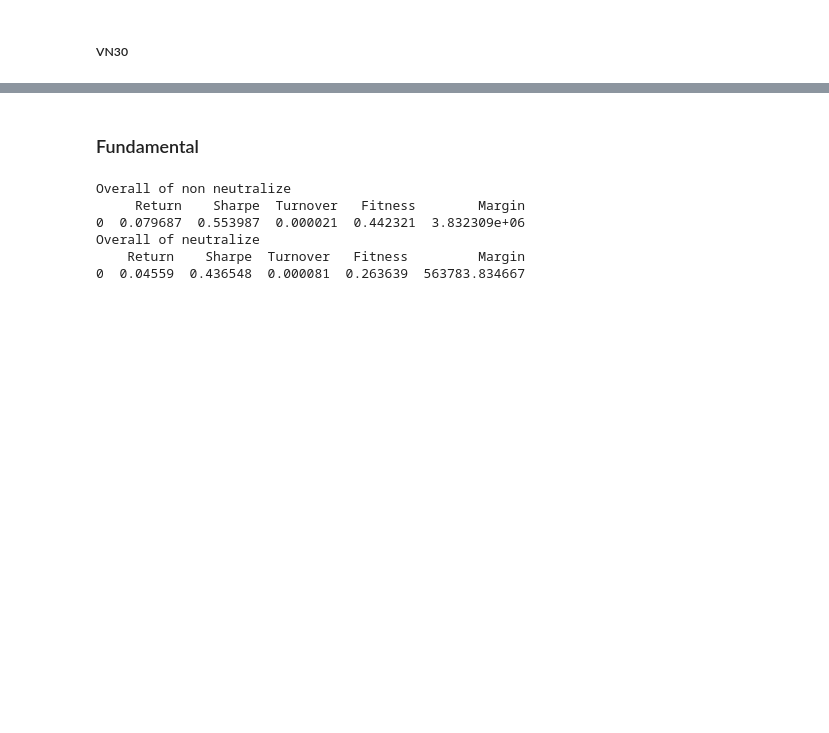
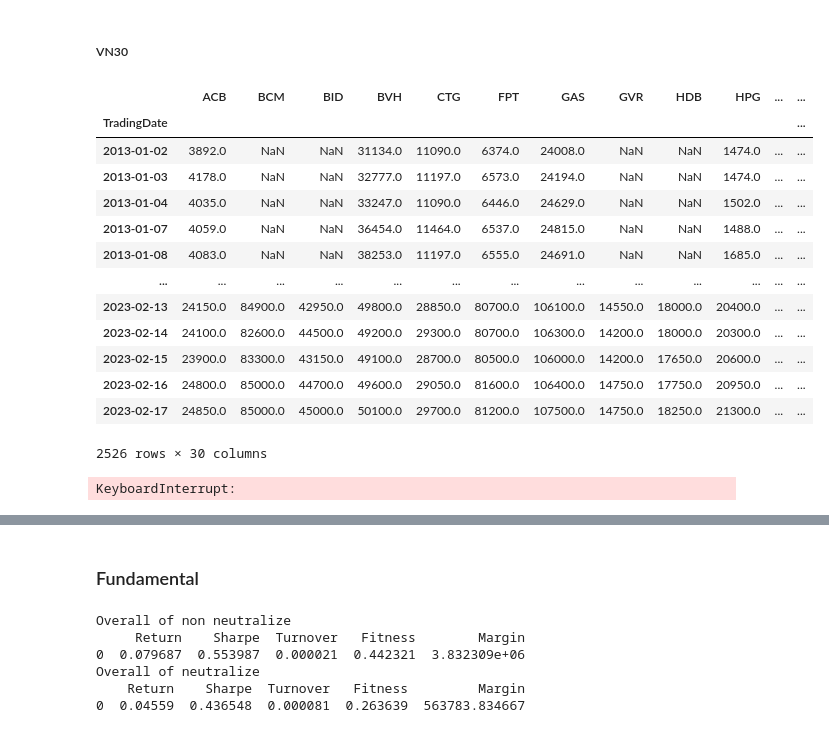
Before and after one commit to khanhtrinh2003/VN30-Strategy, a Jupyter notebook: main.ipynb, the cells around one changed output, grey strips where cells are left out. Cells and saved outputs as stored; diff of their text form; code cells hidden in the pictures; blank space fills up the shorter version.

```diff
--- a/main.ipynb
+++ b/main.ipynb
@@ -18,3 +18,39 @@ low = pd.read_csv("Data/low.csv", index_col="TradingDate", parse_dates=True)
 open = pd.read_csv("Data/open.csv", index_col="TradingDate", parse_dates=True)
 volume = pd.read_csv("Data/volume.csv", index_col="TradingDate", parse_dates=True)
 returns = close.pct_change()
+# %%
+open
+# %% [output]
+|  | ACB | BCM | BID | BVH | CTG | FPT | GAS | GVR | HDB | HPG | ... | ... |
+| TradingDate |  |  |  |  |  |  |  |  |  |  |  | ... |
+| 2013-01-02 | 3892.0 | NaN | NaN | 31134.0 | 11090.0 | 6374.0 | 24008.0 | NaN | NaN | 1474.0 | ... | ... |
+| 2013-01-03 | 4178.0 | NaN | NaN | 32777.0 | 11197.0 | 6573.0 | 24194.0 | NaN | NaN | 1474.0 | ... | ... |
+| 2013-01-04 | 4035.0 | NaN | NaN | 33247.0 | 11090.0 | 6446.0 | 24629.0 | NaN | NaN | 1502.0 | ... | ... |
+| 2013-01-07 | 4059.0 | NaN | NaN | 36454.0 | 11464.0 | 6537.0 | 24815.0 | NaN | NaN | 1488.0 | ... | ... |
+| 2013-01-08 | 4083.0 | NaN | NaN | 38253.0 | 11197.0 | 6555.0 | 24691.0 | NaN | NaN | 1685.0 | ... | ... |
+| ... | ... | ... | ... | ... | ... | ... | ... | ... | ... | ... | ... | ... |
+| 2023-02-13 | 24150.0 | 84900.0 | 42950.0 | 49800.0 | 28850.0 | 80700.0 | 106100.0 | 14550.0 | 18000.0 | 20400.0 | ... | ... |
+| 2023-02-14 | 24100.0 | 82600.0 | 44500.0 | 49200.0 | 29300.0 | 80700.0 | 106300.0 | 14200.0 | 18000.0 | 20300.0 | ... | ... |
+| 2023-02-15 | 23900.0 | 83300.0 | 43150.0 | 49100.0 | 28700.0 | 80500.0 | 106000.0 | 14200.0 | 17650.0 | 20600.0 | ... | ... |
+| 2023-02-16 | 24800.0 | 85000.0 | 44700.0 | 49600.0 | 29050.0 | 81600.0 | 106400.0 | 14750.0 | 17750.0 | 20950.0 | ... | ... |
+| 2023-02-17 | 24850.0 | 85000.0 | 45000.0 | 50100.0 | 29700.0 | 81200.0 | 107500.0 | 14750.0 | 18250.0 | 21300.0 | ... | ... |
+2526 rows × 30 columns
+# %%
+import pandas as pd
+
+# Assuming you have two dataframes named df and df1.
+
+# Create an empty dataframe to store the covariance results
+covariance = pd.DataFrame()
+cov1 = pd.DataFrame()
+d = 10
+# Iterate over each column in df
+for i in range(len(close)-d):
+        for col1 in close.columns:
+                # Calculate the covariance between the two columns and store the result in the covariance dataframe
+                cov = close[col1][i:i+d].cov(open[col1][i:i+d])
+                col_name = f'{col1}_{col1}_cov'
+                covariance[col_name] = [cov]
+                cov1 = pd.concat([cov1,covariance])
+# %% [output]
+KeyboardInterrupt:
```
Also changed, not shown: parts of 3 cells of this notebook, 1 other file.
